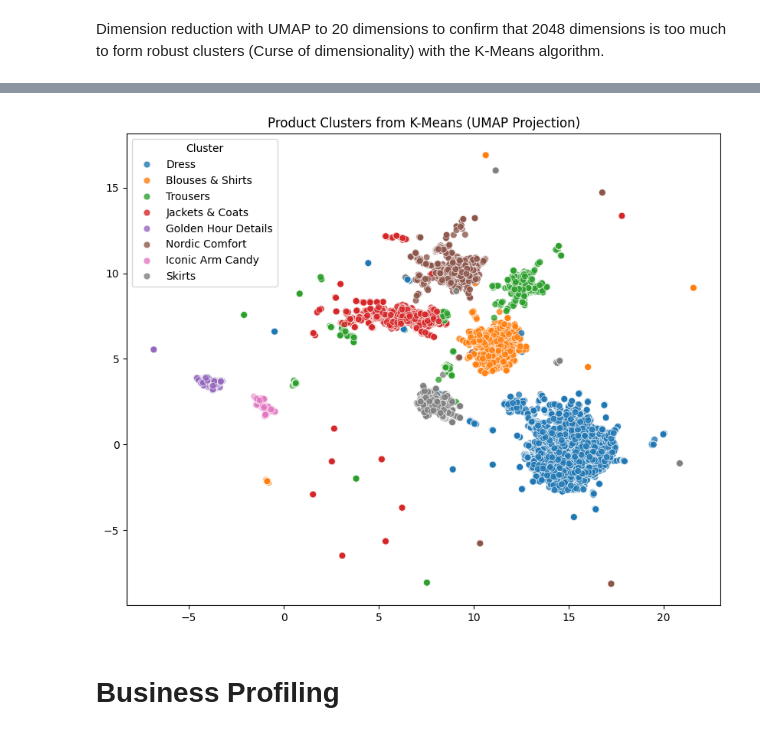
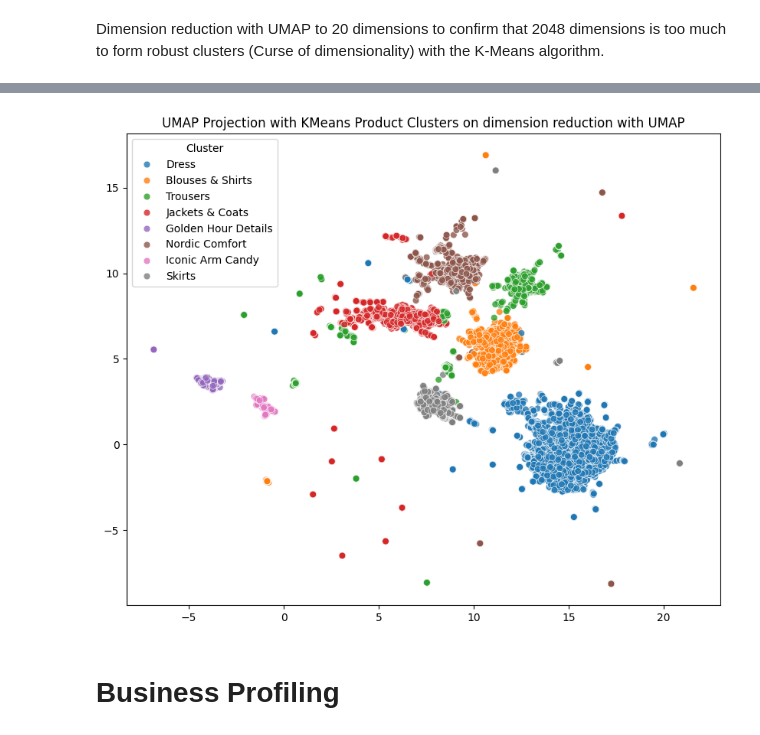
Before and after one commit to juliusatgit/Marketing-Analytics, a Jupyter notebook: notebooks/02_Business_Profiling.ipynb, the cells around one changed output, grey strips where cells are left out. Cells and saved outputs as stored; diff of their text form; code cells hidden in the pictures.

Commit message:
Moved plot code and reducer initialization to helper_functions

```diff
--- a/notebooks/02_Business_Profiling.ipynb
+++ b/notebooks/02_Business_Profiling.ipynb
@@ -74,2 +58,4 @@ X_2d = reducer_2d.fit_transform(X)
+# %%
+X_2d = apply_umap(embedding_matrix = X, n_components=2)
 # %% [markdown]
 Dimension reduction with UMAP to 20 dimensions to confirm that 2048 dimensions is too much to form robust clusters (Curse of dimensionality) with the K-Means algorithm.
@@ -88,3 +62,5 @@ X_reduced = reducer.fit_transform(X)
+# %%
+X_reduced = apply_umap(embedding_matrix = X, n_components=20)
 # %%
 kmeans = KMeans(n_clusters=8, random_state=42)
 
@@ -100,22 +76,12 @@ cluster_names = {   0: "Iconic Arm Candy",
                     7: "Jackets & Coats" }
 
 data["cluster_name"] = data["cluster"].map(cluster_names)
-# %%
-plt.figure(figsize=(10,8))
-sns.scatterplot(
-    x=X_2d[:,0],
-    y=X_2d[:,1],
-    hue=data["cluster_name"],
-    palette="tab10",
-    s=40,
-    alpha=0.8
-)
-
-plt.title("Product Clusters from K-Means (UMAP Projection)")
-plt.legend(title="Cluster")
-plt.show()
-# %% [output]
-[figure, removed]
+# %%
+plot_2d_projection(X_2d = X_2d, # Use 2D UMAP projection for visualization
+                   labels = data["cluster_name"],
+                   title = "UMAP Projection with KMeans Product Clusters on dimension reduction with UMAP")
+# %% [output]
+[figure, added]
 # %% [markdown]
 # Business Profiling
 # %% [markdown]
```
Also changed, not shown: parts of 9 cells of this notebook, 2 other files.
